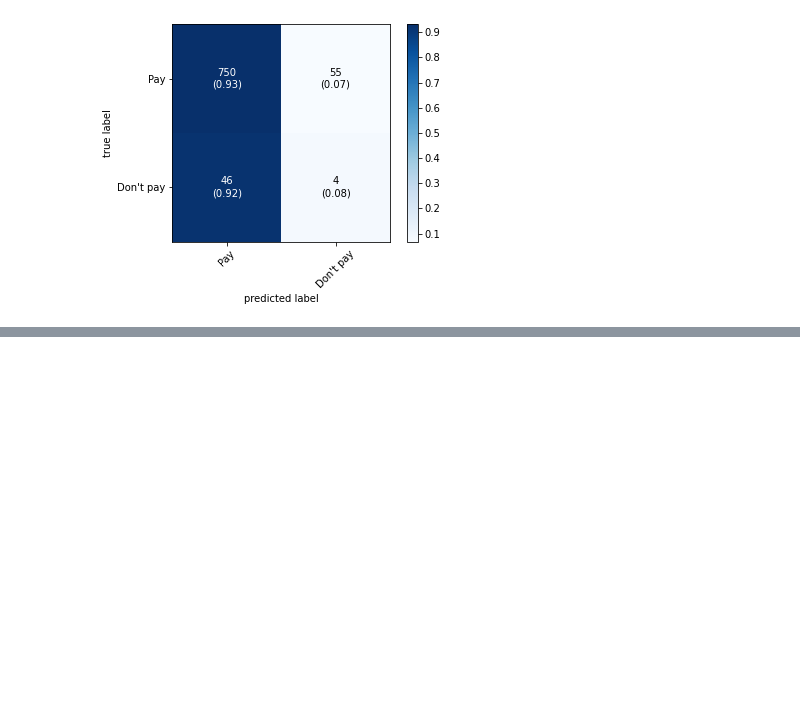
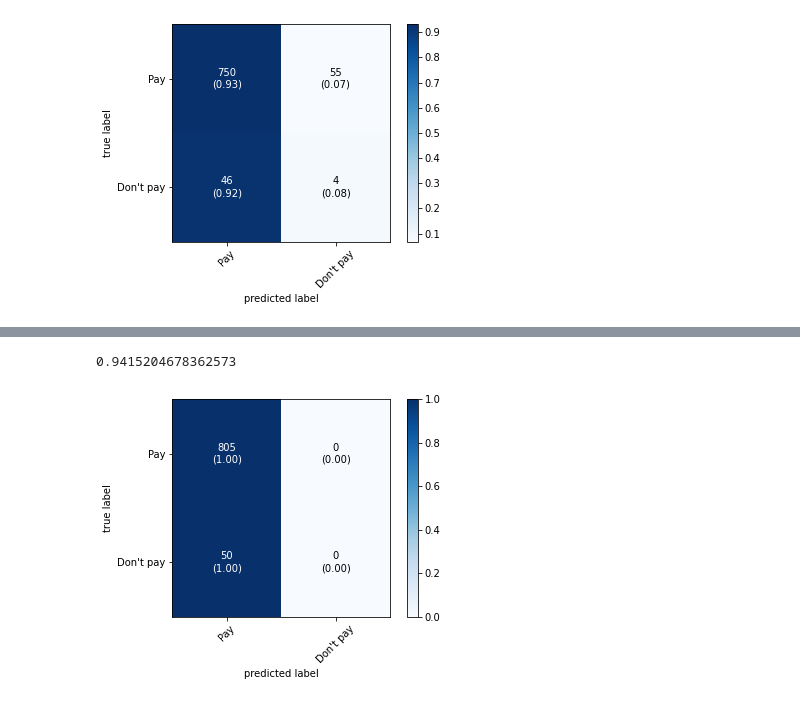
Before and after one commit to PaulBagnis/HomeCredit, a Jupyter notebook: notebooks/knn.ipynb, the cells around one changed output, grey strips where cells are left out. Saved outputs shown, nothing was run; the diff lists cells and outputs as text; code cells hidden in the pictures; blank space fills up the shorter version.

```diff
--- a/notebooks/knn.ipynb
+++ b/notebooks/knn.ipynb
@@ -195,21 +262,3 @@ print ( conf_mat.diagonal().sum()/conf_mat.sum() )
 # %% [output]
 0.8818713450292398
 [figure]
-# %%
-error_rate = []
-
-# Will take some time
-for i in range(1,100):
-
-    knn = KNeighborsClassifier(n_neighbors=i)
-    knn.fit(X_train,y_train)
-    pred_i = knn.predict(X_test)
-    error_rate.append(np.mean(pred_i != y_test))
-
-
-plt.figure(figsize=(10,6))
-plt.plot(range(1,100),error_rate,color='blue', linestyle='solid', marker='o',
-         markerfacecolor='red', markersize=10)
-plt.title('Error Rate vs. K Value')
-plt.xlabel('K')
-plt.ylabel('Error Rate')
@@ -222,0 +265,21 @@ ValueError: x and y must be the same size
+# %%
+#Oversampled knn declaration -> with k = 4.
+normal_knn = KNeighborsClassifier(n_neighbors=4, n_jobs=-1)
+normal_knn.fit(X_train, y_train)
+
+#Prédiction.
+normal_pred = normal_knn.predict(X_test)
+
+#Result.
+conf_mat2 = confusion_matrix(y_test, normal_pred)
+
+fig, ax = plot_confusion_matrix(conf_mat=conf_mat2,
+                                colorbar=True,
+                                show_absolute=True,
+                                show_normed=True,
+                                class_names=["Pay", "Don't pay"])
+
+print ( conf_mat2.diagonal().sum()/conf_mat2.sum() )
+# %% [output]
+0.9415204678362573
+[figure, added]
```
Also changed, not shown: parts of 19 cells of this notebook, 2 other files.
